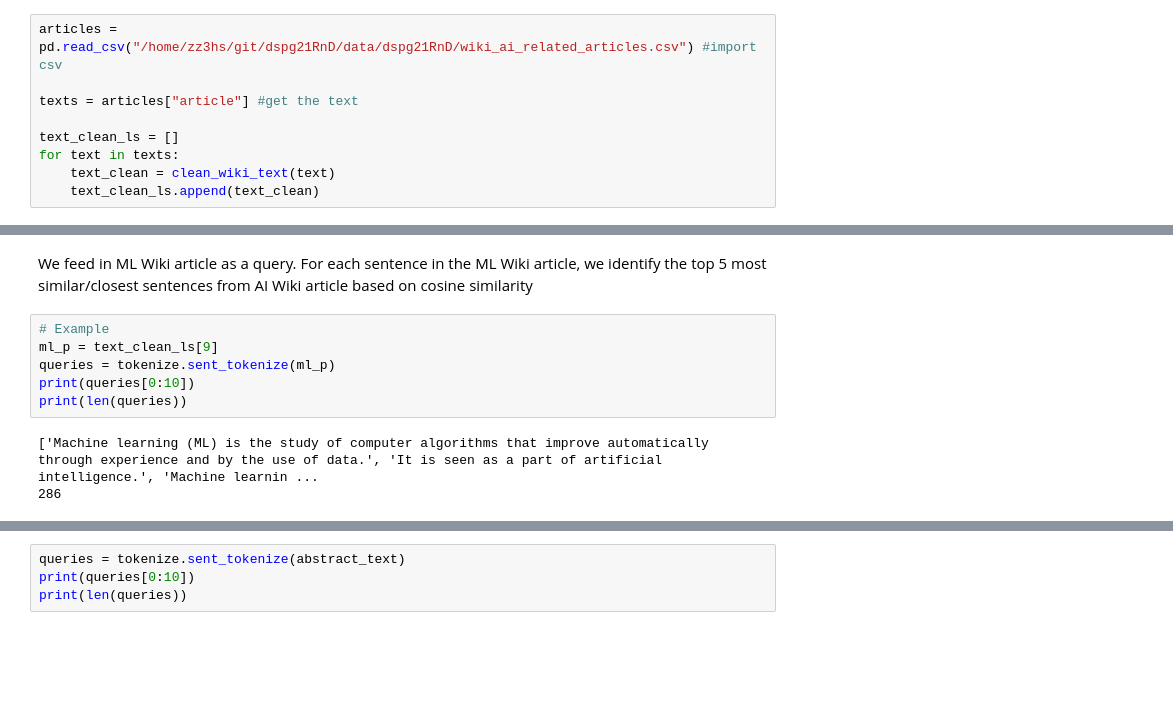
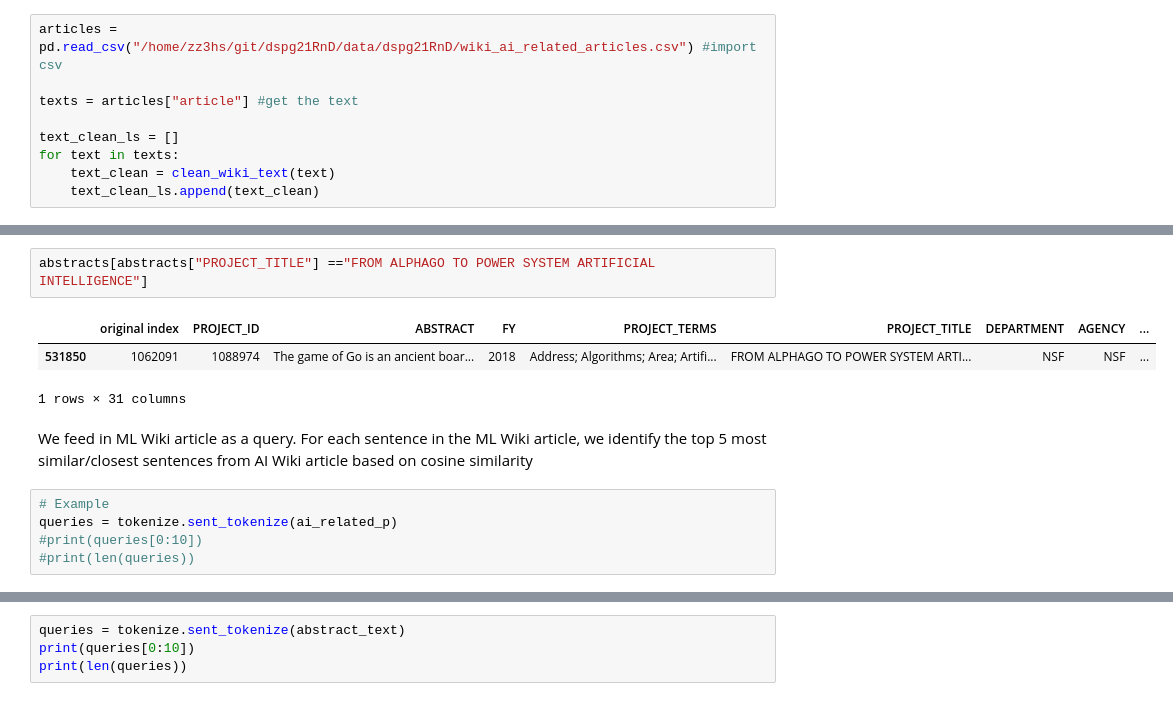
Before and after one commit to DSPG-Young-Scholars-Program/dspg21RnD, a Jupyter notebook: src/03_ai_wiki/06_bert.ipynb, the cells around one changed output, grey strips where cells are left out. Saved outputs shown, nothing was run; the diff lists cells and outputs as text; blank space fills up the shorter version.

```diff
--- a/src/03_ai_wiki/06_bert.ipynb
+++ b/src/03_ai_wiki/06_bert.ipynb
@@ -62,12 +96,14 @@ for text in texts:
+# %%
+abstracts[abstracts["PROJECT_TITLE"] =="FROM ALPHAGO TO POWER SYSTEM ARTIFICIAL INTELLIGENCE"]
+# %% [output]
+|  | original index | PROJECT_ID | ABSTRACT | FY | PROJECT_TERMS | PROJECT_TITLE | DEPARTMENT | AGENCY | ... |
+| 531850 | 1062091 | 1088974 | The game of Go is an ancient boar... | 2018 | Address; Algorithms; Area; Artifi... | FROM ALPHAGO TO POWER SYSTEM ARTI... | NSF | NSF | ... |
+1 rows × 31 columns
 # %% [markdown]
 We feed in ML Wiki article as a query.
 For each sentence in the ML Wiki article, we identify the top 5 most similar/closest sentences from AI Wiki article based on cosine similarity
 # %%
 # Example
-ml_p = text_clean_ls[9]
-queries = tokenize.sent_tokenize(ml_p)
-print(queries[0:10])
-print(len(queries))
+queries = tokenize.sent_tokenize(ai_related_p)
+#print(queries[0:10])
+#print(len(queries))
-# %% [output]
-['Machine learning (ML) is the study of computer algorithms that improve automatically through experience and by the use of data.', 'It is seen as a part of artificial intelligence.', 'Machine learnin ...
-286
```
Also changed, not shown: parts of 11 cells of this notebook.
